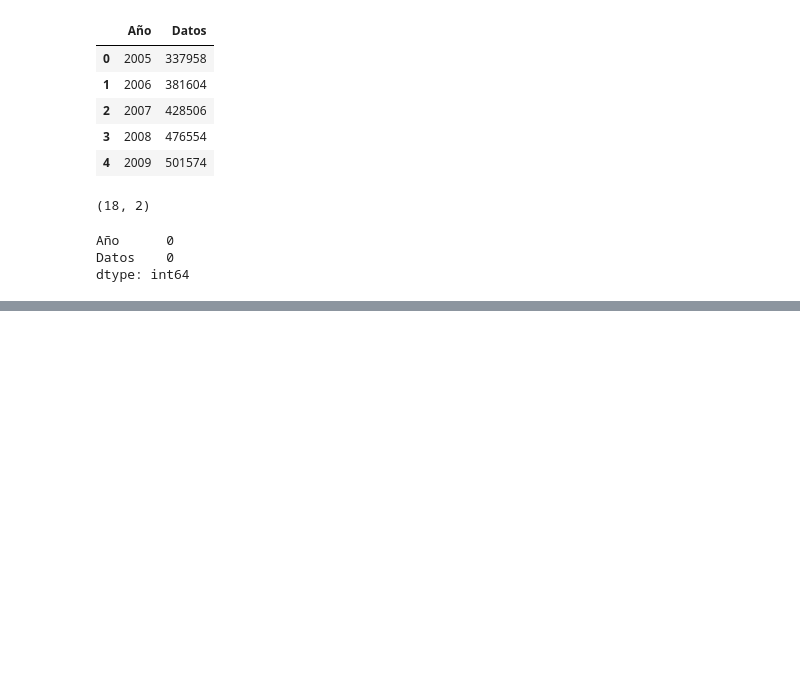
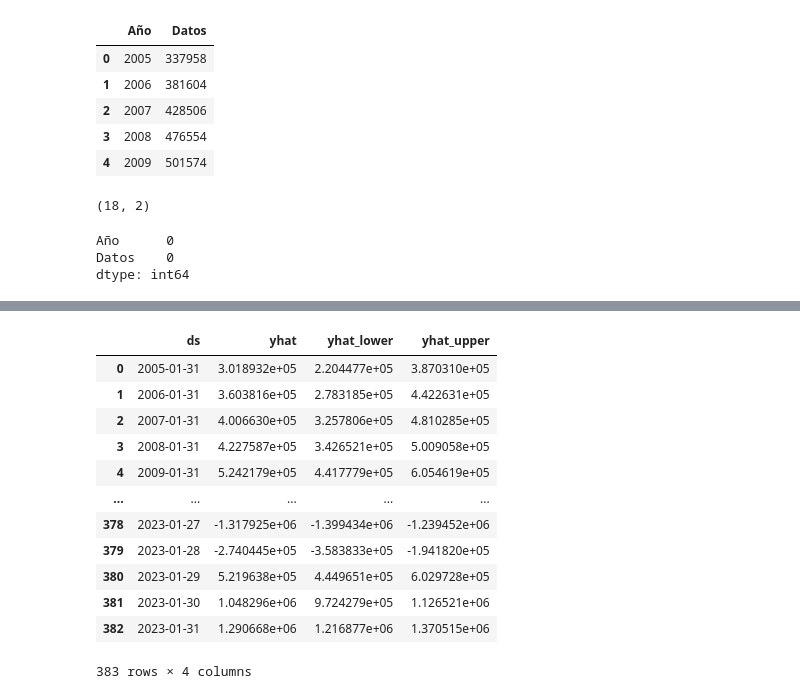
Before and after one commit to leowader/api-monitoreo-financiero, a Jupyter notebook: src/data/prediccionPIB.ipynb, the cells around one changed output, grey strips where cells are left out. Saved outputs shown, nothing was run; the diff lists cells and outputs as text; code cells hidden in the pictures; blank space fills up the shorter version.

```diff
--- a/src/data/prediccionPIB.ipynb
+++ b/src/data/prediccionPIB.ipynb
@@ -50,0 +89,16 @@ Name: Año, dtype: int64
+# %%
+forecast[['ds','yhat','yhat_lower','yhat_upper']]
+# %% [output]
+|  | ds | yhat | yhat_lower | yhat_upper |
+| 0 | 2005-01-31 | 3.018932e+05 | 2.204477e+05 | 3.870310e+05 |
+| 1 | 2006-01-31 | 3.603816e+05 | 2.783185e+05 | 4.422631e+05 |
+| 2 | 2007-01-31 | 4.006630e+05 | 3.257806e+05 | 4.810285e+05 |
+| 3 | 2008-01-31 | 4.227587e+05 | 3.426521e+05 | 5.009058e+05 |
+| 4 | 2009-01-31 | 5.242179e+05 | 4.417779e+05 | 6.054619e+05 |
+| ... | ... | ... | ... | ... |
+| 378 | 2023-01-27 | -1.317925e+06 | -1.399434e+06 | -1.239452e+06 |
+| 379 | 2023-01-28 | -2.740445e+05 | -3.583833e+05 | -1.941820e+05 |
+| 380 | 2023-01-29 | 5.219638e+05 | 4.449651e+05 | 6.029728e+05 |
+| 381 | 2023-01-30 | 1.048296e+06 | 9.724279e+05 | 1.126521e+06 |
+| 382 | 2023-01-31 | 1.290668e+06 | 1.216877e+06 | 1.370515e+06 |
+383 rows × 4 columns
```
Also changed, not shown: parts of 6 cells of this notebook, 3 other files.
